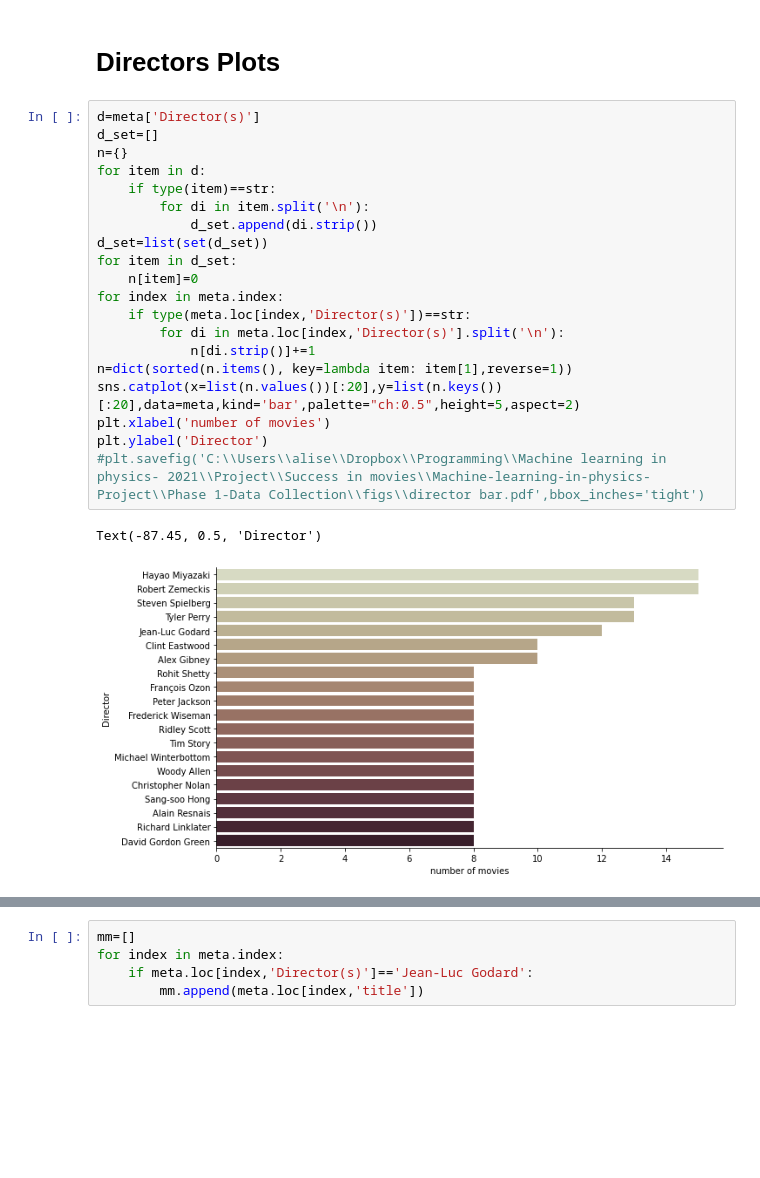
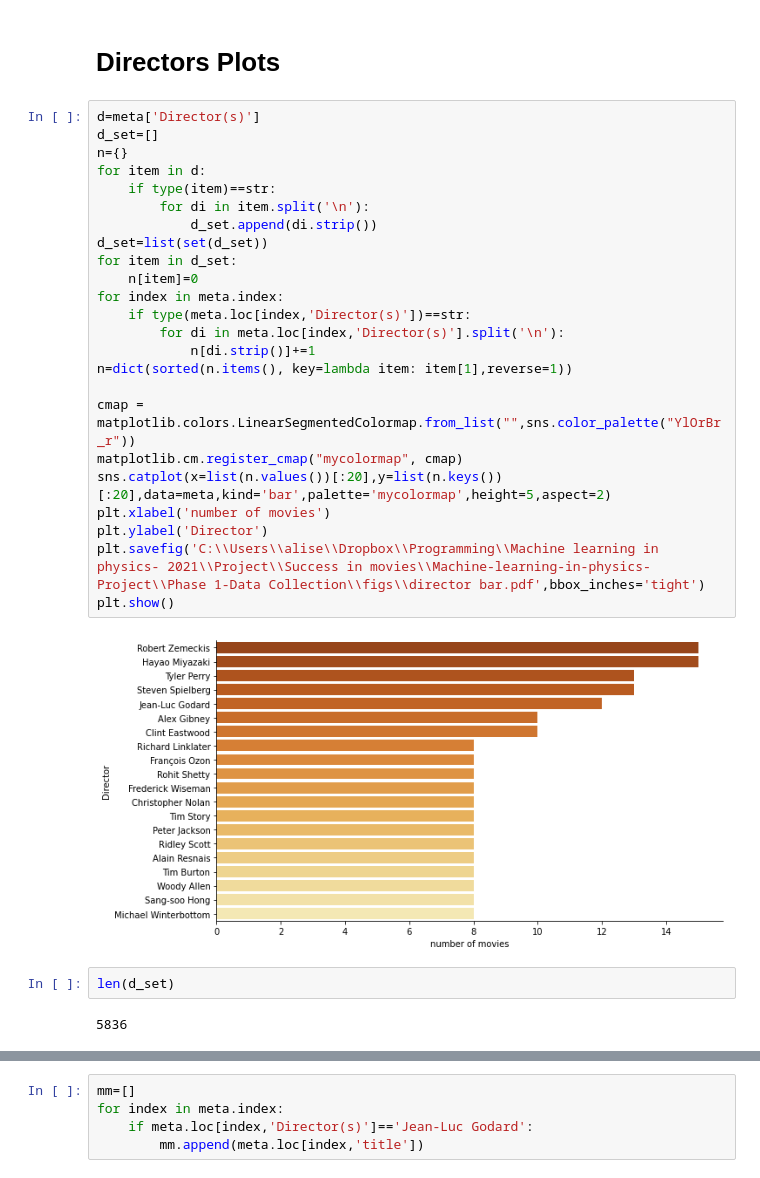
Before and after one commit to Ali-Setareh/Machine-learning-in-physics-Project, a Jupyter notebook: Phase 1-Data Collection/Codes/Data Vis 2.ipynb, the cells around one changed output, grey strips where cells are left out. Drawn from its saved outputs; the diff is of its cells as text; blank space fills up the shorter version.

```diff
--- a/Phase 1-Data Collection/Codes/Data Vis 2.ipynb
+++ b/Phase 1-Data Collection/Codes/Data Vis 2.ipynb
@@ -65,26 +67,33 @@ Text(-24.19999999999999, 0.5, 'Language')
 # %%
 d=meta['Director(s)']
 d_set=[]
 n={}
 for item in d:
     if type(item)==str:
         for di in item.split('\n'):
             d_set.append(di.strip())
 d_set=list(set(d_set))
 for item in d_set:
     n[item]=0
 for index in meta.index:
     if type(meta.loc[index,'Director(s)'])==str:
         for di in meta.loc[index,'Director(s)'].split('\n'):
             n[di.strip()]+=1
 n=dict(sorted(n.items(), key=lambda item: item[1],reverse=1))
-sns.catplot(x=list(n.values())[:20],y=list(n.keys())[:20],data=meta,kind='bar',palette="ch:0.5",height=5,aspect=2)
+
+cmap = matplotlib.colors.LinearSegmentedColormap.from_list("",sns.color_palette("YlOrBr_r"))
+matplotlib.cm.register_cmap("mycolormap", cmap)
+sns.catplot(x=list(n.values())[:20],y=list(n.keys())[:20],data=meta,kind='bar',palette='mycolormap',height=5,aspect=2)
 plt.xlabel('number of movies')
 plt.ylabel('Director')
-#plt.savefig('C:\\Users\\alise\\Dropbox\\Programming\\Machine learning in physics- 2021\\Project\\Success in movies\\Machine-learning-in-physics-Project\\Phase 1-Data Collection\\figs\\director bar.pdf',bbox_inches='tight')
+plt.savefig('C:\\Users\\alise\\Dropbox\\Programming\\Machine learning in physics- 2021\\Project\\Success in movies\\Machine-learning-in-physics-Project\\Phase 1-Data Collection\\figs\\director bar.pdf',bbox_inches='tight')
+plt.show()
 # %% [output]
-Text(-87.45, 0.5, 'Director')
-[figure, old version]
+[figure, new version]
+# %%
+len(d_set)
+# %% [output]
+5836
 # %%
 show=20
 n={}
```
Also changed, not shown: parts of 19 cells of this notebook.
